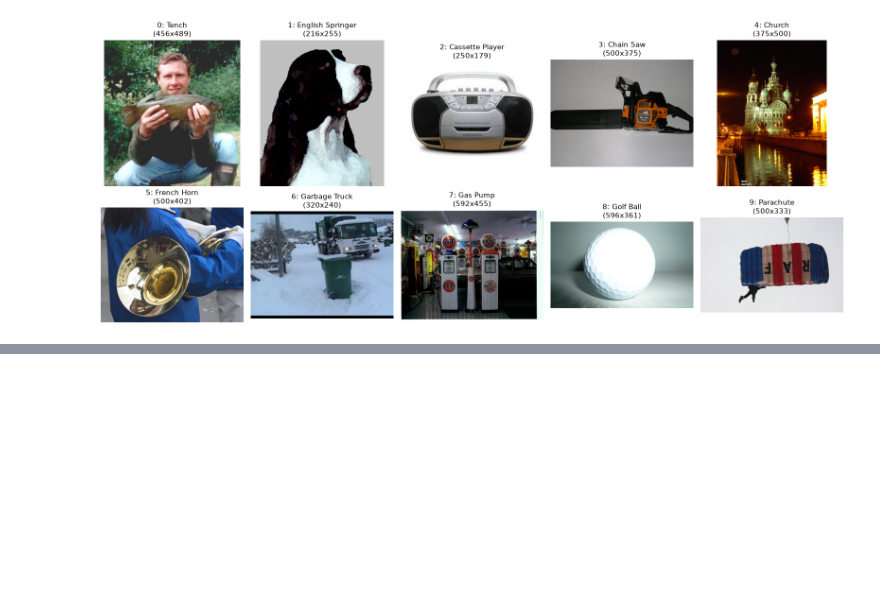
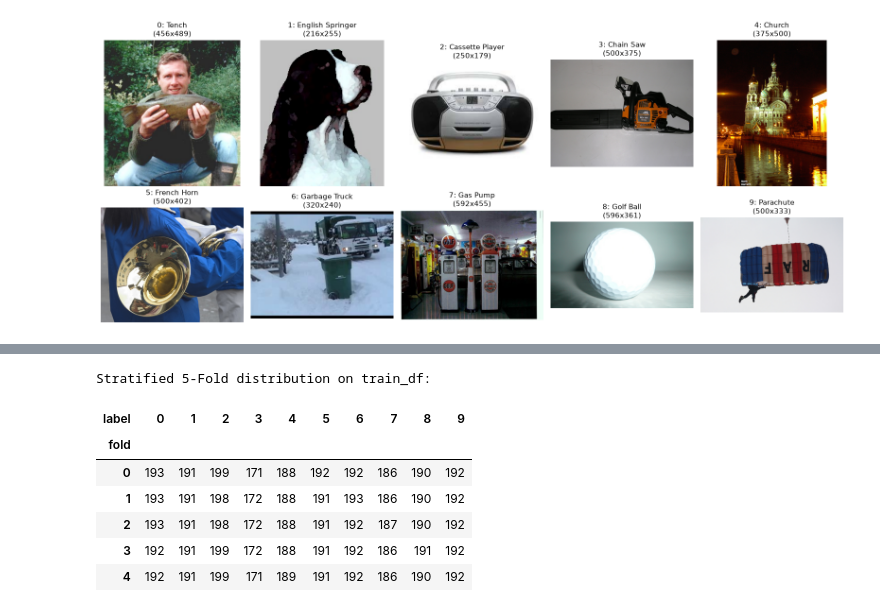
Before and after one commit to KasraKra/imagenette-classical-cv, a Jupyter notebook: HW1_40123006.ipynb, the cells around one changed output, grey strips where cells are left out. Drawn from its saved outputs; the diff is of its cells as text; code cells hidden in the pictures; blank space fills up the shorter version.

```diff
--- a/HW1_40123006.ipynb
+++ b/HW1_40123006.ipynb
@@ -205,0 +213,47 @@ plt.show()
+# %%
+from sklearn.model_selection import StratifiedKFold
+
+# Preprocessing constants
+GLOBAL_SIZE = (128, 128)
+LOCAL_MAX_SIDE = 320
+N_FOLDS = 5
+
+def load_image_rgb(path: str) -> np.ndarray:
+    """Loads any image (including 1-channel grayscale) strictly as 3-channel RGB."""
+    img_bgr = cv2.imread(path, cv2.IMREAD_COLOR)
+    if img_bgr is None:
+        raise ValueError(f"Failed to read image: {path}")
+    return cv2.cvtColor(img_bgr, cv2.COLOR_BGR2RGB)
+
+def resize_for_global(img_rgb: np.ndarray, size=GLOBAL_SIZE) -> np.ndarray:
+    """Resizes image to fixed (W, H) for global descriptors."""
+    interp = cv2.INTER_AREA if (img_rgb.shape[0] > size[1] or img_rgb.shape[1] > size[0]) else cv2.INTER_CUBIC
+    return cv2.resize(img_rgb, size, interpolation=interp)
+
+def resize_for_local(img_rgb: np.ndarray, max_side=LOCAL_MAX_SIDE) -> np.ndarray:
+    """Resizes image preserving aspect ratio so the longest side <= max_side."""
+    h, w = img_rgb.shape[:2]
+    longest = max(h, w)
+    if longest <= max_side:
+        return img_rgb
+    scale = max_side / longest
+    new_w, new_h = int(round(w * scale)), int(round(h * scale))
+    return cv2.resize(img_rgb, (new_w, new_h), interpolation=cv2.INTER_AREA)
+
+# Assign deterministic Stratified 5-Fold indices on train_df
+skf = StratifiedKFold(n_splits=N_FOLDS, shuffle=True, random_state=SEED)
+train_df["fold"] = -1
+for fold_idx, (_, val_idx) in enumerate(skf.split(train_df, train_df["label"])):
+    train_df.loc[val_idx, "fold"] = fold_idx
+
+print("Stratified 5-Fold distribution on train_df:")
+display(pd.crosstab(train_df["fold"], train_df["label"]))
+# %% [output]
+Stratified 5-Fold distribution on train_df:
+| label | 0 | 1 | 2 | 3 | 4 | 5 | 6 | 7 | 8 | 9 |
+| fold |  |  |  |  |  |  |  |  |  |  |
+| 0 | 193 | 191 | 199 | 171 | 188 | 192 | 192 | 186 | 190 | 192 |
+| 1 | 193 | 191 | 198 | 172 | 188 | 191 | 193 | 186 | 190 | 192 |
+| 2 | 193 | 191 | 198 | 172 | 188 | 191 | 192 | 187 | 190 | 192 |
+| 3 | 192 | 191 | 199 | 172 | 188 | 191 | 192 | 186 | 191 | 192 |
+| 4 | 192 | 191 | 199 | 171 | 189 | 191 | 192 | 186 | 190 | 192 |
```
Also changed, not shown: parts of 5 cells of this notebook, 1 other file.
